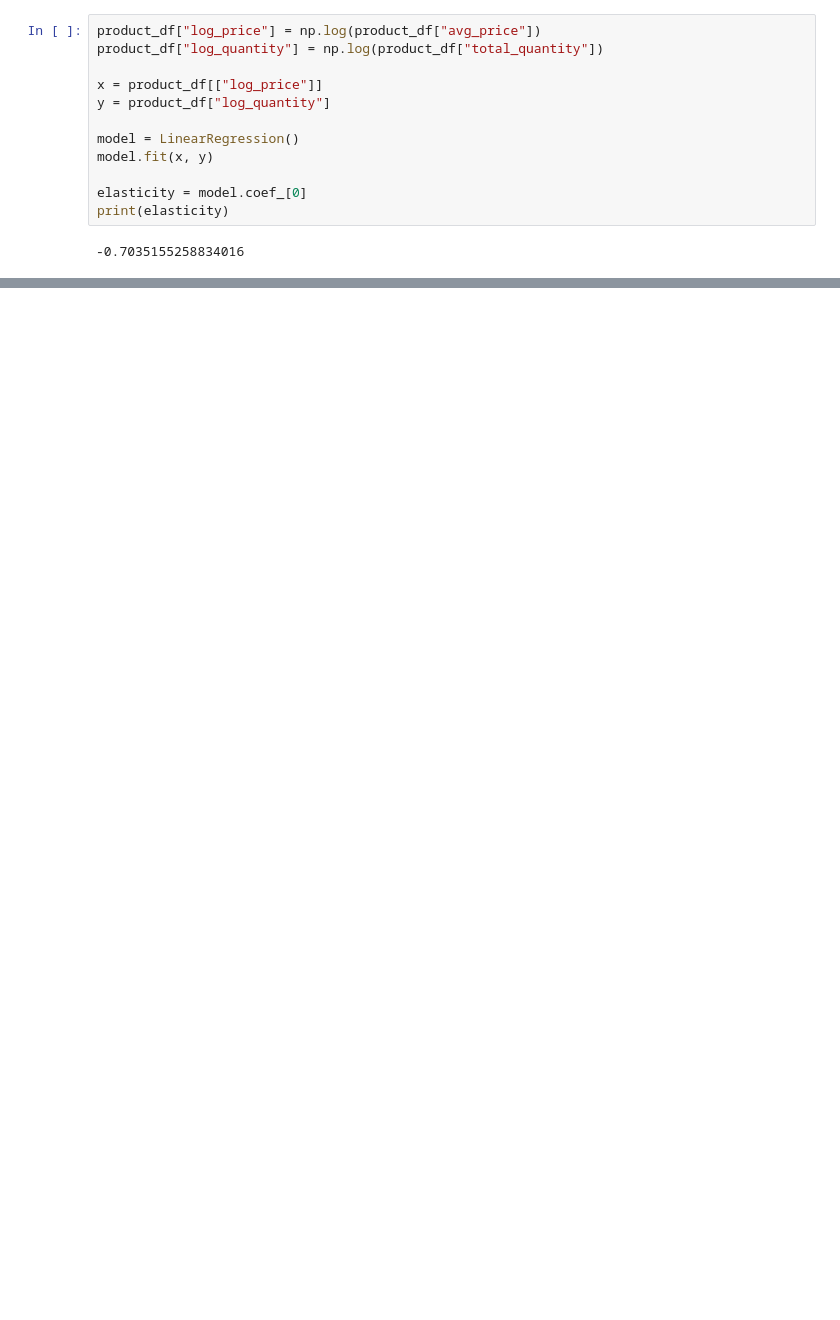
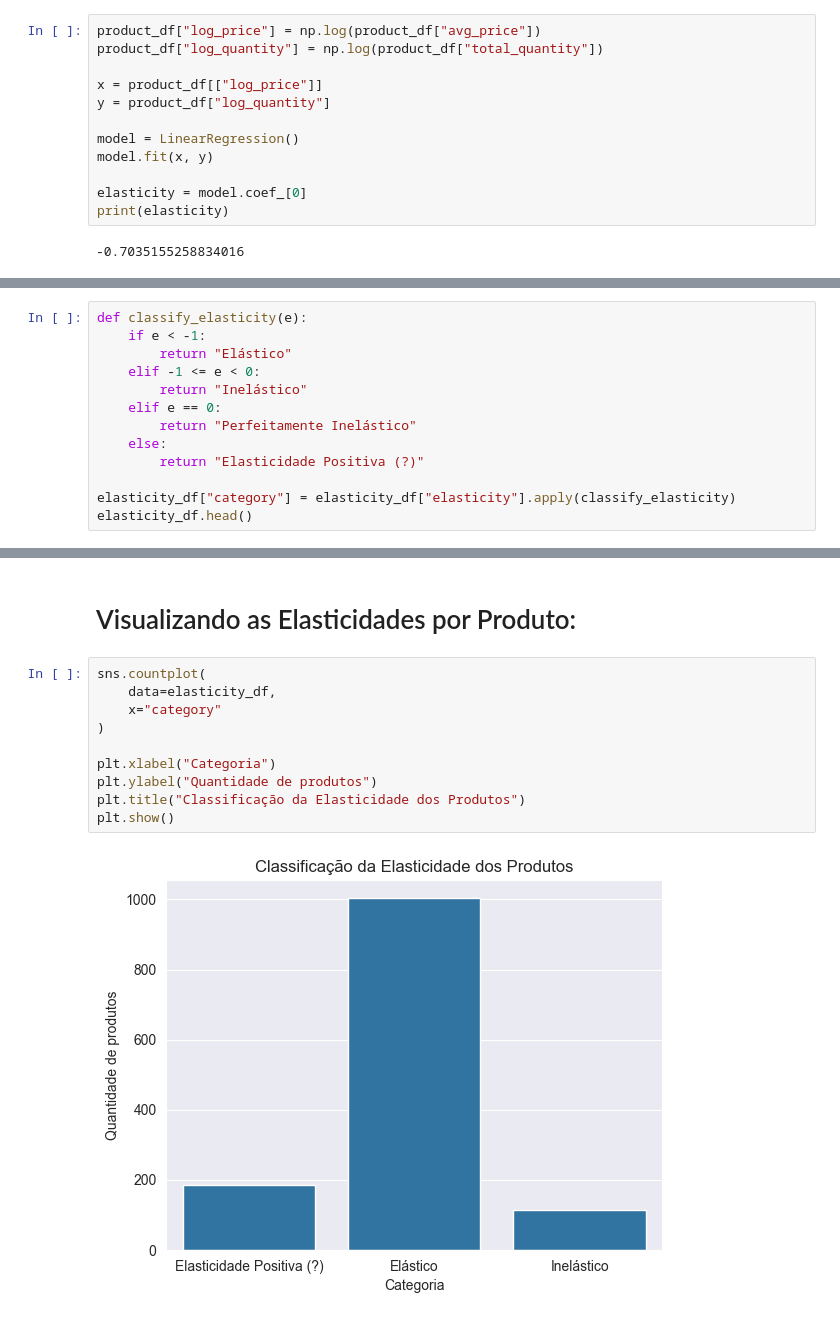
Before and after one commit to PhysicTeacherCode/Pricing-Customer-and-Recommendation, a Jupyter notebook: notebooks/2_pricing_sensitivity.ipynb, the cells around one changed output, grey strips where cells are left out. Cells and saved outputs as stored; diff of their text form; blank space fills up the shorter version.

```diff
--- a/notebooks/2_pricing_sensitivity.ipynb
+++ b/notebooks/2_pricing_sensitivity.ipynb
@@ -123,0 +165,13 @@ print(elasticity)
+# %%
+def classify_elasticity(e):
+    if e < -1:
+        return "Elástico"
+    elif -1 <= e < 0:
+        return "Inelástico"
+    elif e == 0:
+        return "Perfeitamente Inelástico"
+    else:
+        return "Elasticidade Positiva (?)"
+
+elasticity_df["category"] = elasticity_df["elasticity"].apply(classify_elasticity)
+elasticity_df.head()
@@ -123,0 +185,14 @@ print(elasticity)
+# %% [markdown]
+# Visualizando as Elasticidades por Produto:
+# %%
+sns.countplot(
+    data=elasticity_df,
+    x="category"
+)
+
+plt.xlabel("Categoria")
+plt.ylabel("Quantidade de produtos")
+plt.title("Classificação da Elasticidade dos Produtos")
+plt.show()
+# %% [output]
+[figure, added]
```
Also changed, not shown: parts of 17 cells of this notebook.
